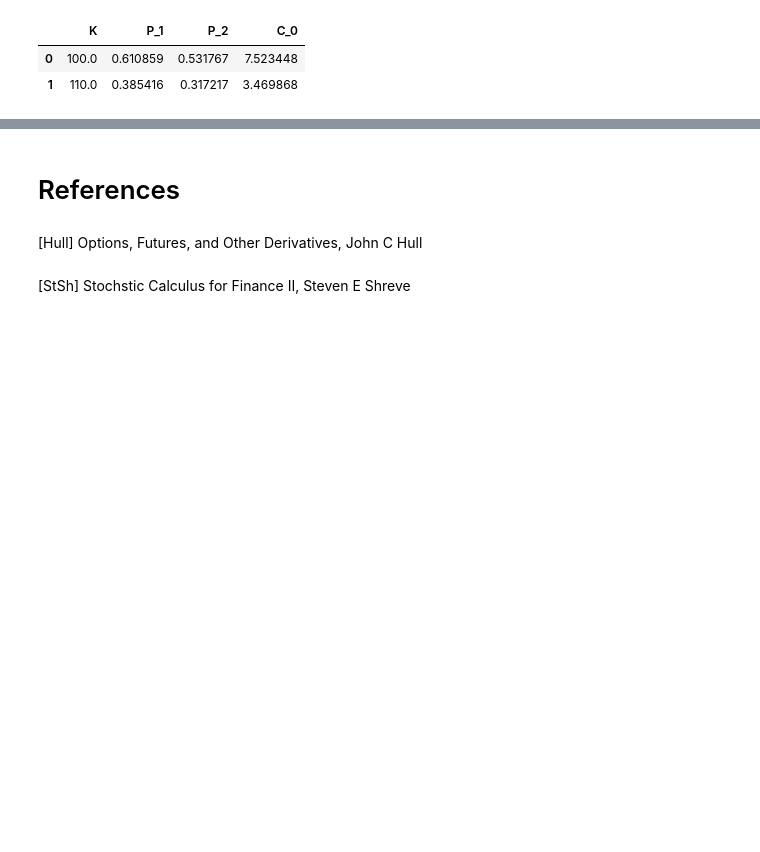
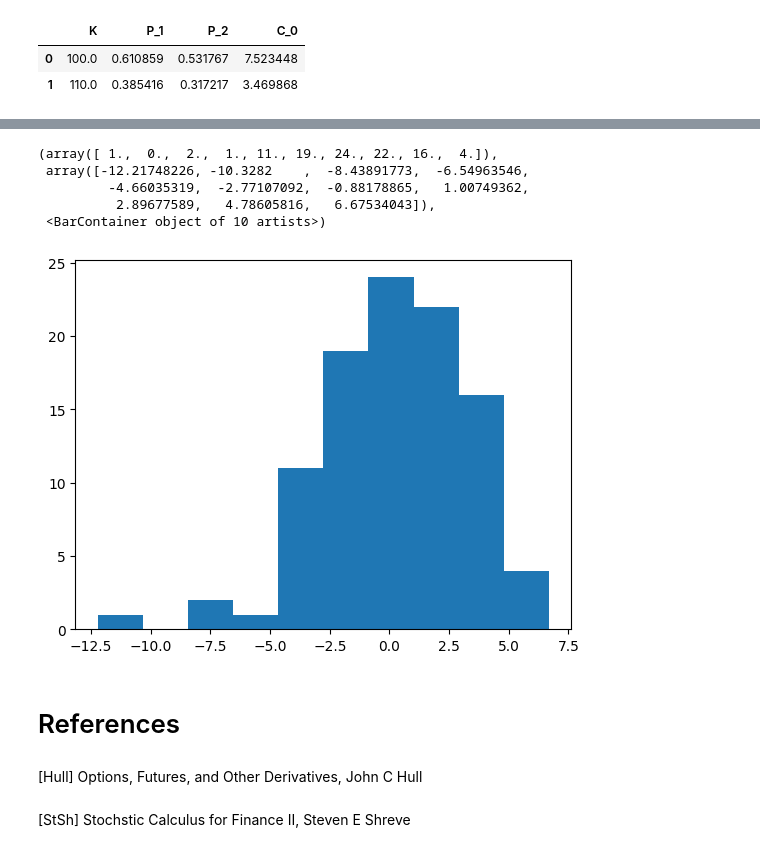
Before and after one commit to YCoeusZ/Erdos_2025_fall_Quant_Finance, a Jupyter notebook: notebooks/Bates_model.ipynb, the cells around one changed output, grey strips where cells are left out. Saved outputs shown, nothing was run; the diff lists cells and outputs as text; code cells hidden in the pictures; blank space fills up the shorter version.

```diff
--- a/notebooks/Bates_model.ipynb
+++ b/notebooks/Bates_model.ipynb
@@ -733,3 +770,12 @@ plt.hist(hedged_call_payoff[1])
+# %%
+plt.hist(mark_maker_hedged_profit[1])
+# %% [output]
+(array([ 1.,  0.,  2.,  1., 11., 19., 24., 22., 16.,  4.]),
+ array([-12.21748226, -10.3282    ,  -8.43891773,  -6.54963546,
+         -4.66035319,  -2.77107092,  -0.88178865,   1.00749362,
+          2.89677589,   4.78605816,   6.67534043]),
+ <BarContainer object of 10 artists>)
+[figure, added]
 # %% [markdown]
 # References
 # %% [markdown]
```
Also changed, not shown: parts of 11 cells of this notebook, 1 other file.
